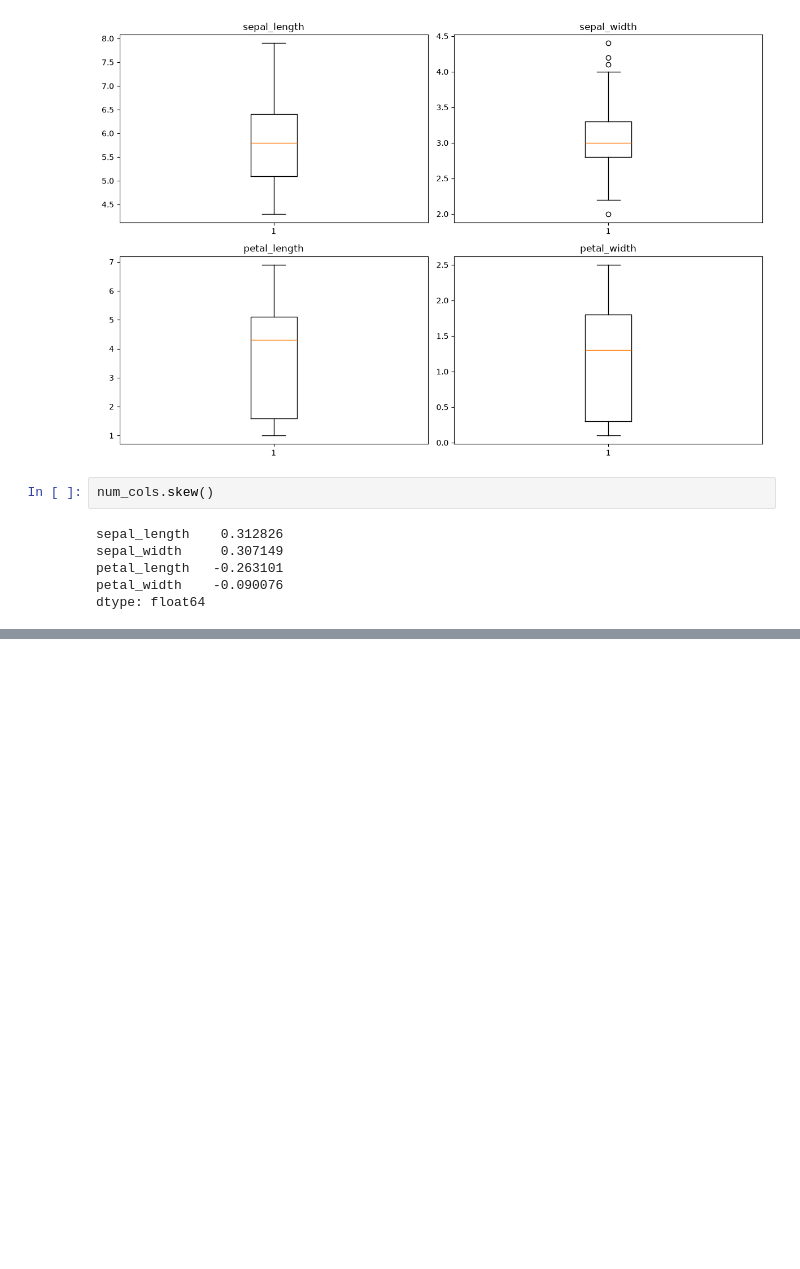
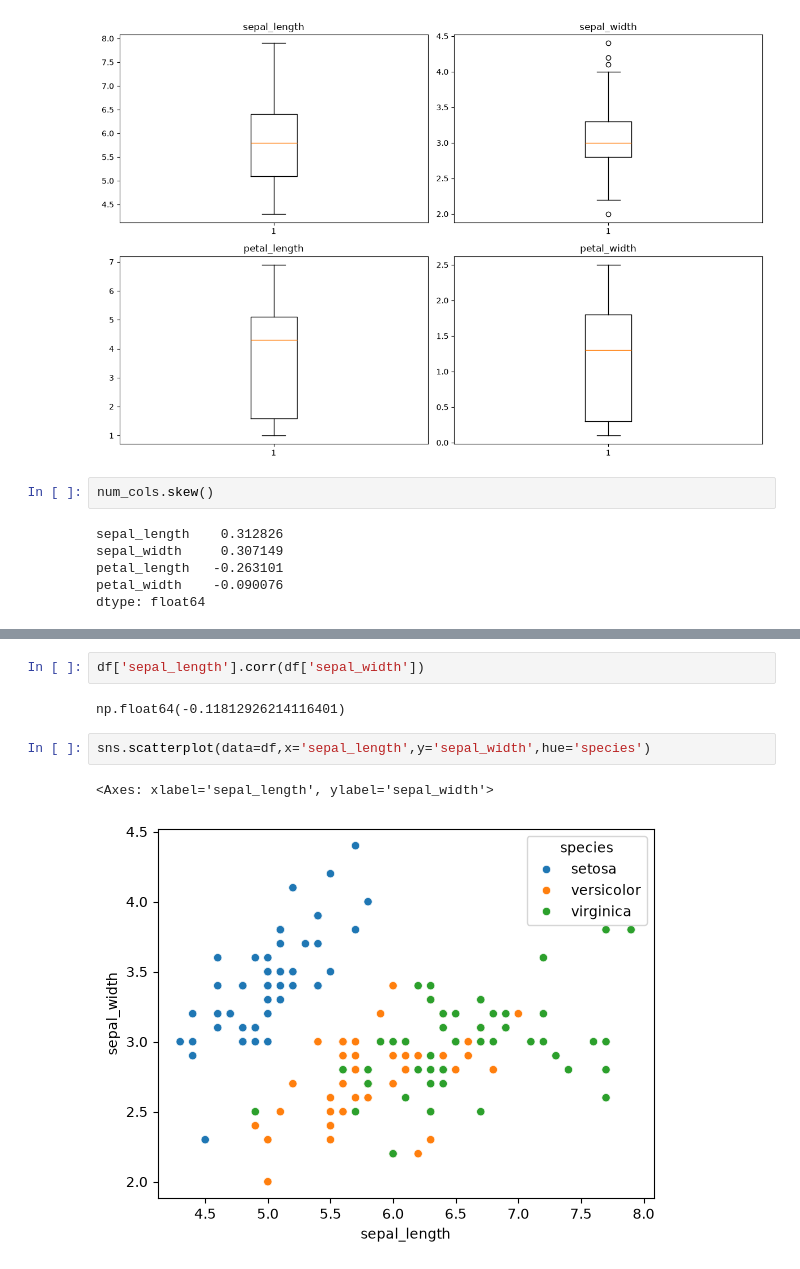
Before and after one commit to vaibhavarora1205/python-Data-Science, a Jupyter notebook: ML Work/iris.ipynb, the cells around one changed output, grey strips where cells are left out. Saved outputs shown, nothing was run; the diff lists cells and outputs as text; blank space fills up the shorter version.

```diff
--- a/ML Work/iris.ipynb
+++ b/ML Work/iris.ipynb
@@ -336,0 +366,9 @@ dtype: float64
+# %%
+df['sepal_length'].corr(df['sepal_width'])
+# %% [output]
+np.float64(-0.11812926214116401)
+# %%
+sns.scatterplot(data=df,x='sepal_length',y='sepal_width',hue='species')
+# %% [output]
+<Axes: xlabel='sepal_length', ylabel='sepal_width'>
+[figure, added]
```
Also changed, not shown: parts of 9 cells of this notebook.
